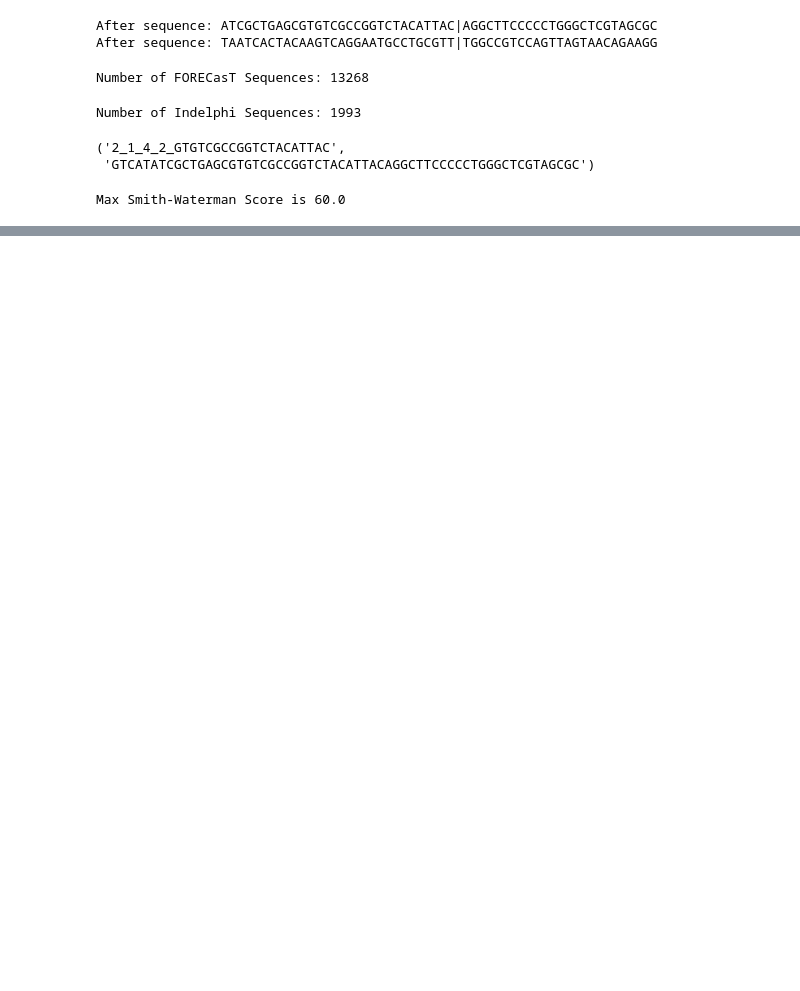
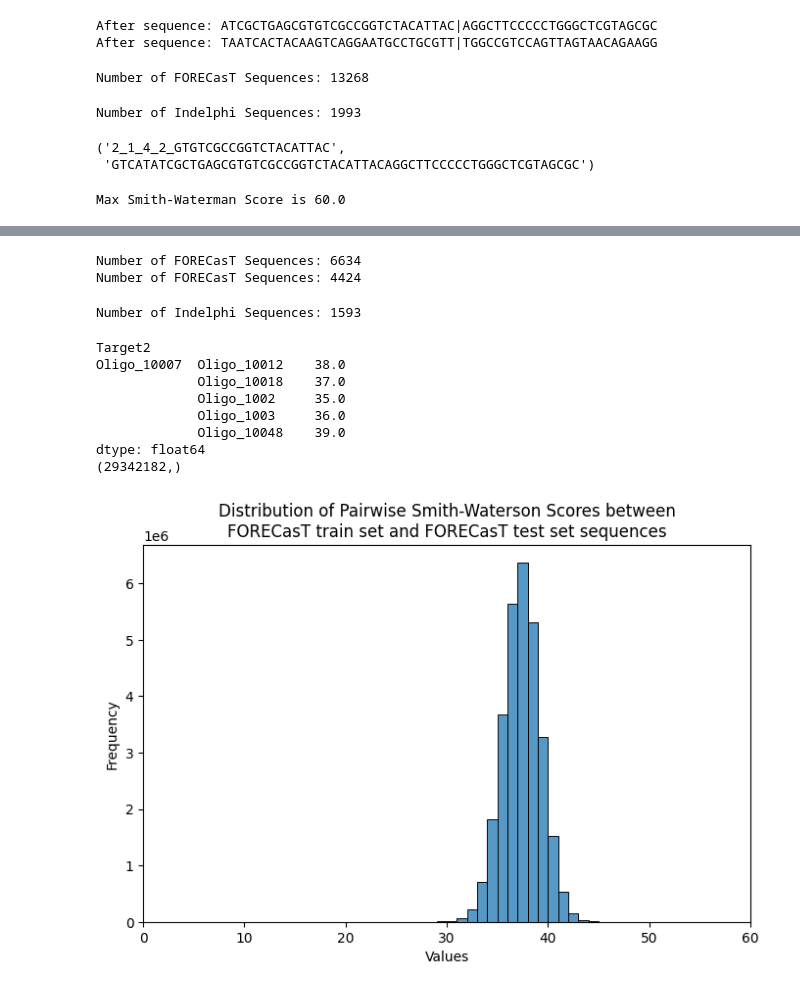
Before and after one commit to zouter/XCRISP, a Jupyter notebook: notebooks/figures/1b.calculating_homology.ipynb, the cells around one changed output, grey strips where cells are left out. Drawn from its saved outputs; the diff is of its cells as text; code cells hidden in the pictures; blank space fills up the shorter version.

```diff
--- a/notebooks/figures/1b.calculating_homology.ipynb
+++ b/notebooks/figures/1b.calculating_homology.ipynb
@@ -158,0 +159,45 @@ dtype: float64
+# %%
+FORECAST_train_file_path = '/Users/colm/repos/repair-outcome-prediction/local/data/FORECasT/train.fasta'
+FORECAST_test_file_path = '/Users/colm/repos/repair-outcome-prediction/local/data/FORECasT/test.fasta'
+FC_train = read_fasta(FORECAST_train_file_path)
+FC_test = read_fasta(FORECAST_test_file_path)
+
+print(f"Number of FORECasT Sequences: {len(FC_train)}")
+print(f"Number of FORECasT Sequences: {len(FC_test)}")
+# %% [output]
+Number of FORECasT Sequences: 6634
+Number of FORECasT Sequences: 4424
+# %%
+indelphi_train_file_path = '/Users/colm/repos/repair-outcome-prediction/local/data/inDelphi/test.fasta'
+indelphi_test = read_fasta(indelphi_test_file_path)
+
+print(f"Number of Indelphi Sequences: {len(indelphi_test)}")
+# %% [output]
+Number of Indelphi Sequences: 1593
+# %%
+FC_train = [f[0] for f in FC_train]
+FC_test = [f[0] for f in FC_test]
+indelphi_test = [i[0] for i in indelphi_test]
+# %%
+upper_triangle_values = FC_alignment_scores.loc[np.intersect1d(FC_test, FC_alignment_scores.columns.to_list()), np.intersect1d(FC_train, FC_alignment_scores.index.to_list())].stack()
+print(upper_triangle_values.head())
+print(upper_triangle_values.shape)
+
+# Plot the distribution with specified bins and range
+plt.figure(figsize=(8, 5))
+sns.histplot(upper_triangle_values, bins=bins, kde=False)
+plt.title('Distribution of Pairwise Smith-Waterson Scores between\nFORECasT train set and FORECasT test set sequences')
+plt.xlabel('Values')
+plt.ylabel('Frequency')
+plt.xlim(bin_range)  # Set x-axis limits to the specified range
+plt.savefig("./artifacts/pairwise-smith-waterson-FC-train-FC-test.pdf",  bbox_inches='tight')
+# %% [output]
+Target2
+Oligo_10007  Oligo_10012    38.0
+             Oligo_10018    37.0
+             Oligo_1002     35.0
+             Oligo_1003     36.0
+             Oligo_10048    39.0
+dtype: float64
+(29342182,)
+[figure, added]
```
Also changed, not shown: parts of 4 cells of this notebook, 6 other files.
